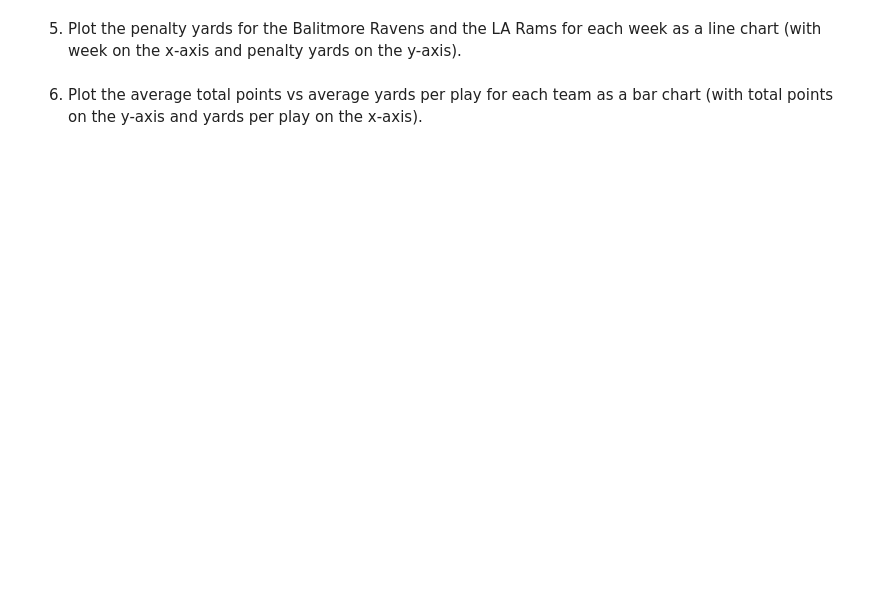
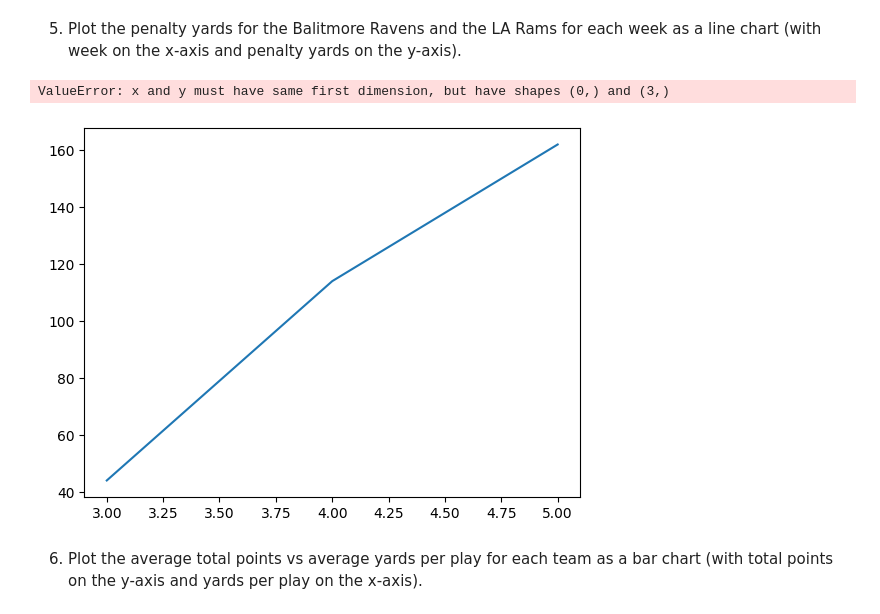
Before and after one commit to Jellis187/cis277-fa22-Lab5, a Jupyter notebook: Lab5.ipynb, the cells around one changed output. Cells and saved outputs as stored; diff of their text form; code cells hidden in the pictures; blank space fills up the shorter version.

```diff
--- a/Lab5.ipynb
+++ b/Lab5.ipynb
@@ -65,4 +78,14 @@ TypeError: 'str' object is not callable
 # %% [markdown]
 5. Plot the penalty yards for the Balitmore Ravens and the LA Rams for each week as a line chart (with week on the x-axis and penalty yards on the y-axis).
+# %%
+raven = final_df[(final_df.Name.str.contains("Baltimore Ravens"))]
+ram = final_df[(final_df.Name.str.contains("LA Rams"))]
+raven_line=plt.plot(raven.Week, raven.penalty_yards)
+ram_line= plt.plot(ram.Week, raven.penalty_yards)
+raven_line
+ram_line
+# %% [output]
+ValueError: x and y must have same first dimension, but have shapes (0,) and (3,)
+[figure, added]
 # %% [markdown]
 6. Plot the average total points vs average yards per play for each team as a bar chart (with total points on the y-axis and yards per play on the x-axis).
```
Also changed, not shown: parts of 8 cells of this notebook, 1 other file.
